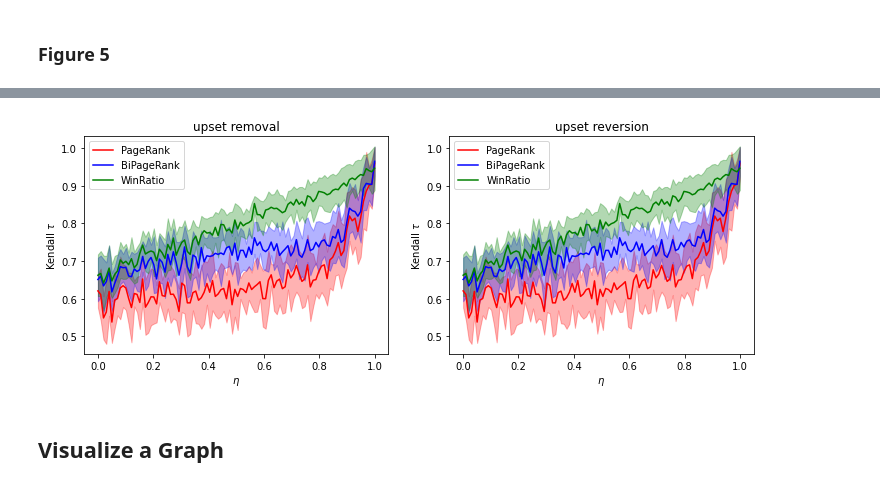
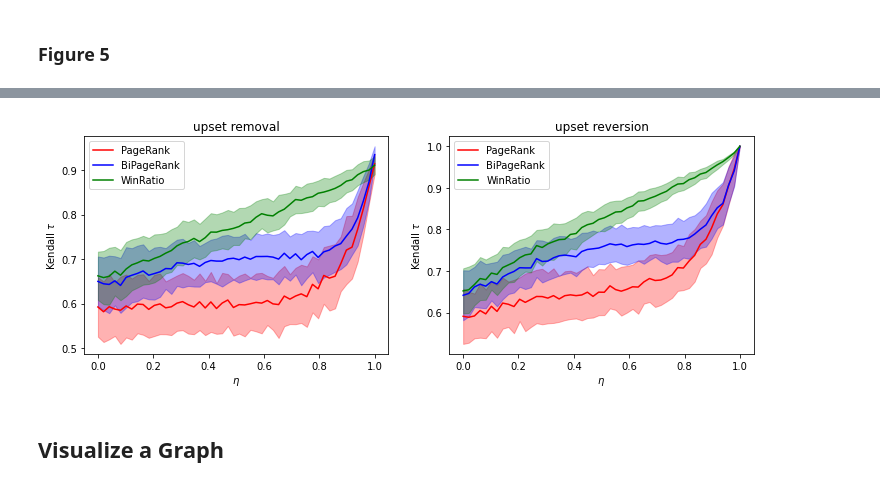
Before and after one commit to nicolas-kuechler/eth-sports-networks-2021, a Jupyter notebook: project.ipynb, the cells around one changed output, grey strips where cells are left out. Cells and saved outputs as stored; diff of their text form; code cells hidden in the pictures.

Commit message:
fix plotting error in fig5

```diff
--- a/project.ipynb
+++ b/project.ipynb
@@ -893,38 +893,37 @@ Config results in 1000 experiments
 # %%
 def build_figure_5(df, config):
     plots_v = 1
     plots_h = 2
     fig, axes = plt.subplots(plots_v, plots_h, figsize=[12, 4])
     fig.subplots_adjust(wspace=0.2, hspace=0.2)
 
     metric = "kendall"
     for index, remove_unexpected_mode in enumerate(df['remove_unexpected_mode'].unique()):
         for algo in config['ranking_algos']:
-            for fraction in config['fraction_games_per_season']:
-                rows = df[df[f"fraction_games_per_season"] == fraction]
-                groups = rows.groupby("remove_unexpected_fraction_eta")
-                labels = groups.groups.keys()
+            rows = df[df["remove_unexpected_mode"]==remove_unexpected_mode]
+            groups = rows.groupby("remove_unexpected_fraction_eta")
+            labels = groups.groups.keys()
 
-                suffix = f"{algo}_{metric}"
-                values = groups.mean()[suffix]
-                stderr = groups.std()[suffix]
-                ax = axes[index]
-                ax.plot(labels, values,
-                                label=plot_config["algo_names"][algo],
-                                color=plot_config['colors'][algo])
-                ax.fill_between(labels, values - stderr, values + stderr,
-                                        color=plot_config['colors'][algo],
-                                        alpha=0.3)
+            suffix = f"{algo}_{metric}"
+            values = groups.mean()[suffix]
+            stderr = groups.std()[suffix]
+            ax = axes[index]
+            ax.plot(labels, values,
+                            label=plot_config["algo_names"][algo],
+                            color=plot_config['colors'][algo])
+            ax.fill_between(labels, values - stderr, values + stderr,
+                                    color=plot_config['colors'][algo],
+                                    alpha=0.3)
 
-                ax.set_ylabel(plot_config['ylabels'][metric])
-                ax.set_xlabel("$\\eta$")
-                ax.set_title(plot_config["update_removal_mode_names"][remove_unexpected_mode])
-                ax.legend()
+            ax.set_ylabel(plot_config['ylabels'][metric])
+            ax.set_xlabel("$\\eta$")
+            ax.set_title(plot_config["update_removal_mode_names"][remove_unexpected_mode])
+            ax.legend()
     plt.show()
 
 build_figure_5(df_fig5, config_fig5)
 # %% [output]
-[figure, old version]
+[figure, new version]
 # %% [markdown]
 ## Visualize a Graph
 # %%
```
Also changed, not shown: parts of 2 cells of this notebook.
